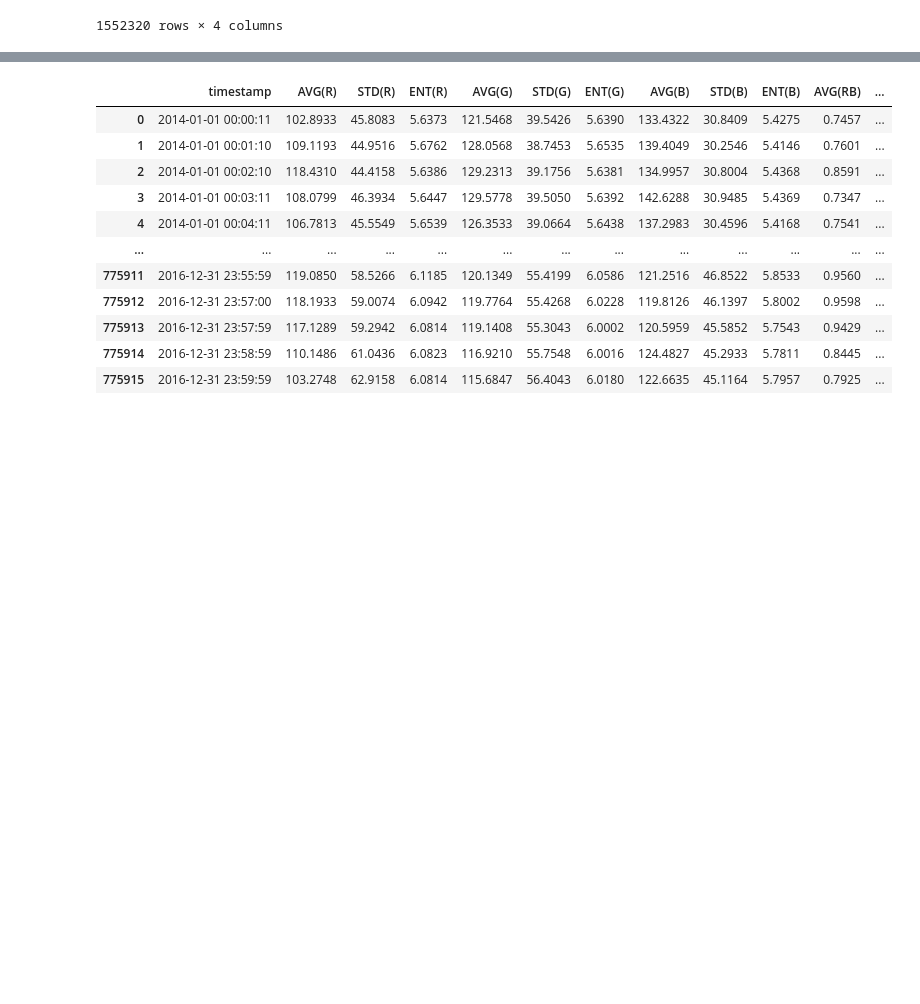
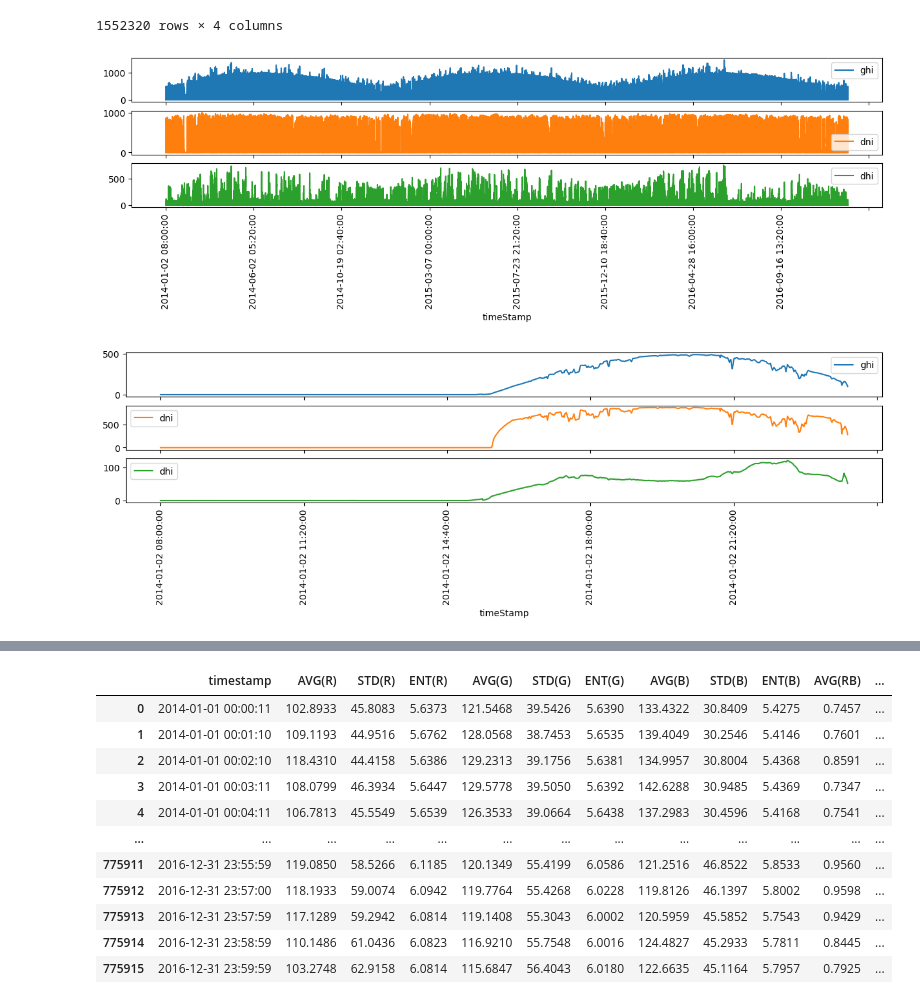
Before and after one commit to Adamouization/Solar-Irradiance-Forecasting, a Jupyter notebook: src/EDA.ipynb, the cells around one changed output, grey strips where cells are left out. Saved outputs shown, nothing was run; the diff lists cells and outputs as text; code cells hidden in the pictures; blank space fills up the shorter version.

```diff
--- a/src/EDA.ipynb
+++ b/src/EDA.ipynb
@@ -3,5 +34,7 @@ import pandas as pd
 # %%
-pd.read_csv("../data/Folsom_irradiance.csv")
+df_irradiance = pd.read_csv("../data/Folsom_irradiance.csv", infer_datetime_format=True)
+
+df_irradiance
 # %% [output]
 |  | timeStamp | ghi | dni | dhi |
 | 0 | 2014-01-02 08:00:00 | 0.0 | 0.0 | 0.0 |
@@ -16,3 +49,10 @@ pd.read_csv("../data/Folsom_irradiance.csv")
 | 1552318 | 2016-12-31 07:58:00 | 0.0 | 0.0 | 0.0 |
 | 1552319 | 2016-12-31 07:59:00 | 0.0 | 0.0 | 0.0 |
 1552320 rows × 4 columns
+# %%
+plot_cols = ["ghi", "dni", "dhi"]
+eda.plot_time_series(df=df_irradiance, time_col="timeStamp", plot_cols=plot_cols)
+eda.plot_time_series(df=df_irradiance[:960], time_col="timeStamp", plot_cols=plot_cols)
+# %% [output]
+[figure, added]
+[figure, added]
```
Also changed, not shown: parts of 15 cells of this notebook, 1 other file.
